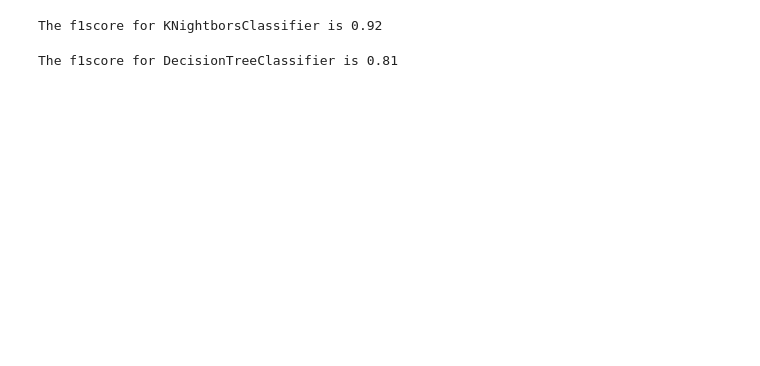
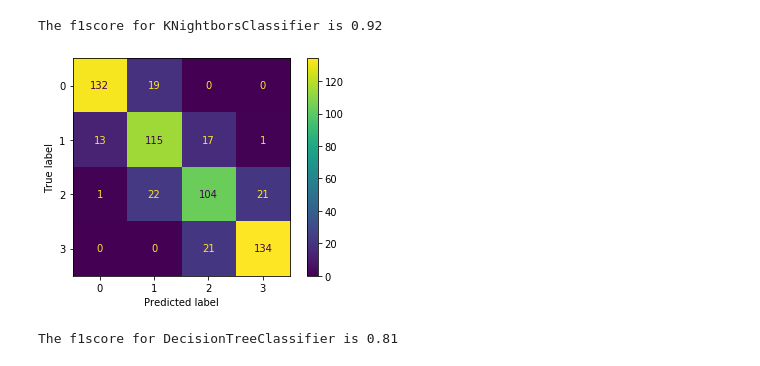
Before and after one commit to awojidetola/Mobile-Phone-Price-Prediction, a Jupyter notebook: Mobile Price Classification Project.ipynb, the cells around one changed output. Drawn from its saved outputs; the diff is of its cells as text; code cells hidden in the pictures; blank space fills up the shorter version.

```diff
--- a/Mobile Price Classification Project.ipynb
+++ b/Mobile Price Classification Project.ipynb
@@ -221,6 +226,11 @@ The f1score for KNightborsClassifier is 0.92
 tree = DecisionTreeClassifier()
 tree.fit(X_train,y_train)
 y_pred2 = tree.predict(X_test)
+# %%
+plot_confusion_matrix(tree, X_test, y_test)
+plt.show()
+# %% [output]
+[figure, added]
 # %%
 score = f1_score(y_test,y_pred2, average = 'weighted')
 model = 'DecisionTreeClassifier'
```
Also changed, not shown: parts of 4 cells of this notebook.
